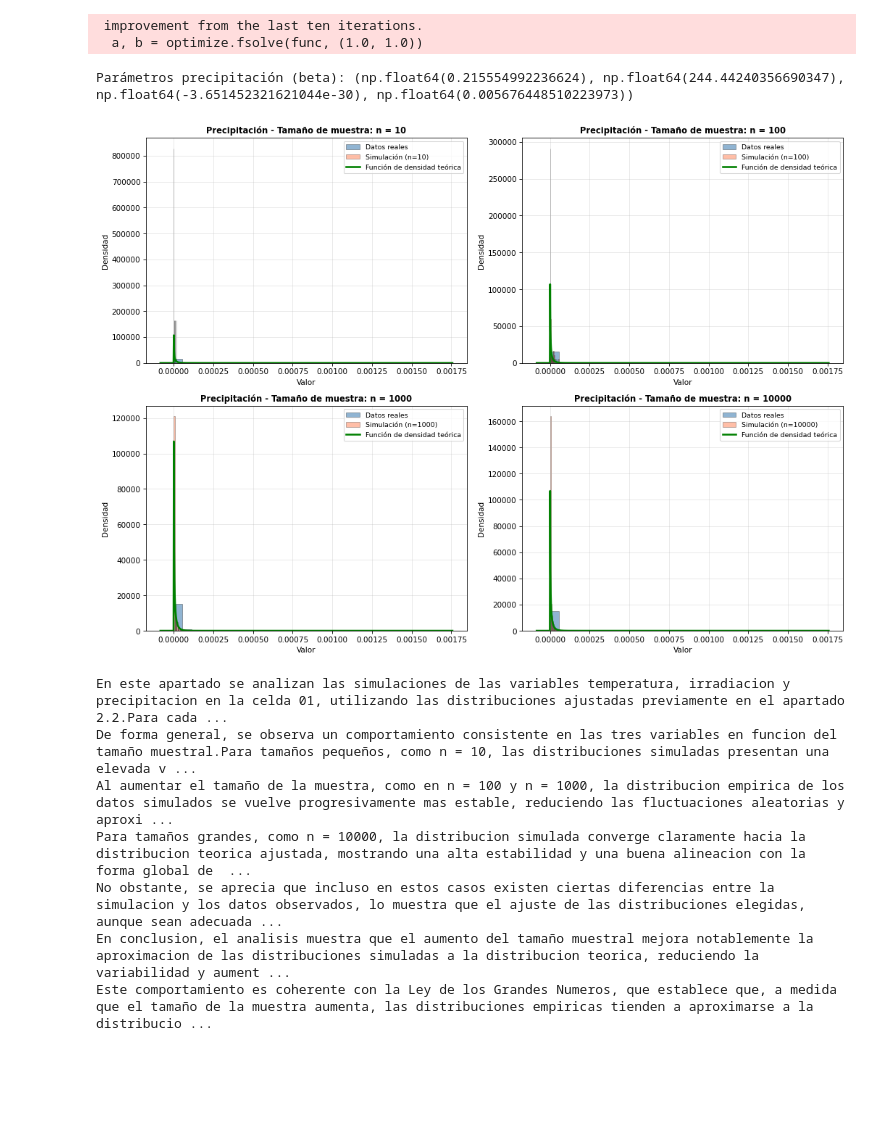
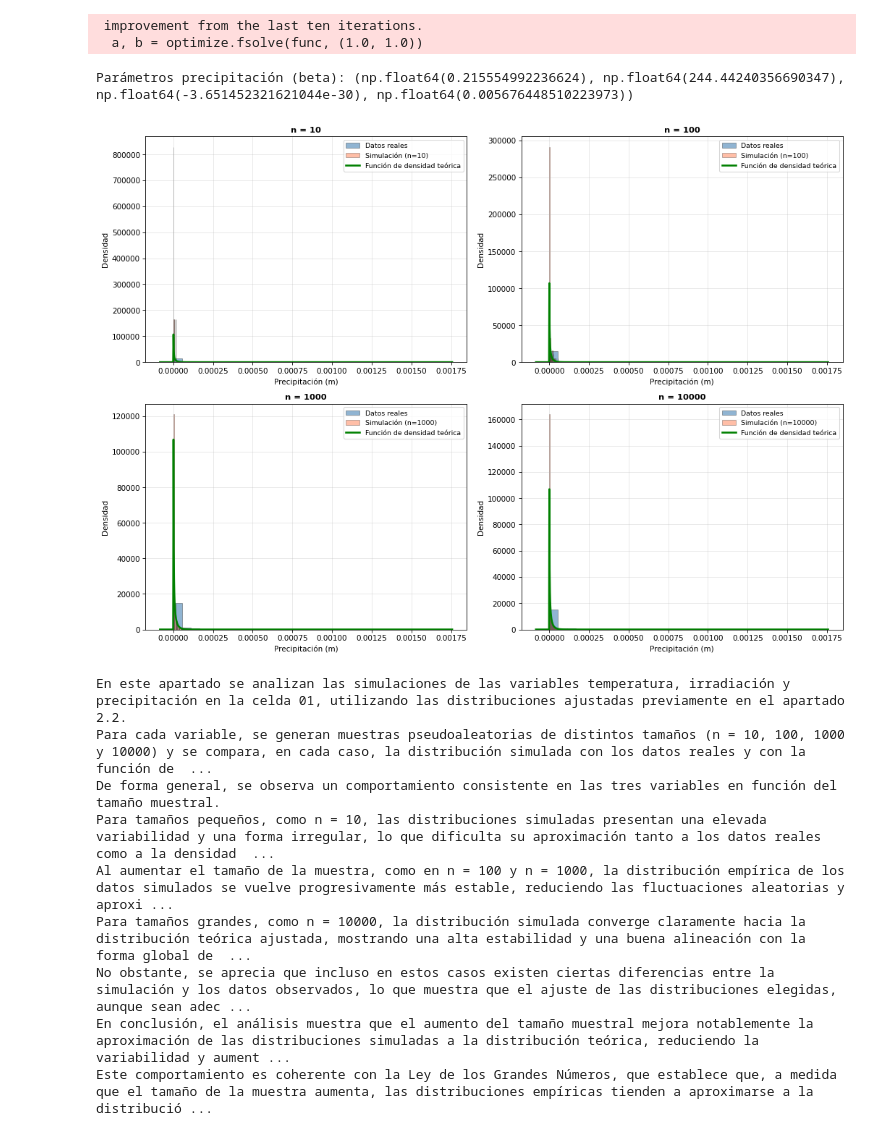
Before and after one commit to aurbanomurillo/t2_inferencia_estadistica, a Jupyter notebook: src/Apartado_4.ipynb, the cells around one changed output. Drawn from its saved outputs; the diff is of its cells as text; code cells hidden in the pictures; blank space fills up the shorter version.

```diff
--- a/src/Apartado_4.ipynb
+++ b/src/Apartado_4.ipynb
@@ -30,11 +38,16 @@ Para cada variable y cada tamaño muestral, representar en una misma gráfica la
 # %%
-# He creado una función para no tener que escribir el código de mostrar la gráfica 4 veces por subapartado
-
-def plot_histogramas(x_real, VA, x1, x2, x3, x4, nombre_variable):
+# Función auxiliar para no repetir el mismo bloque de código en cada variable.
+def plot_histogramas(x_real, VA, x1, x2, x3, x4, nombre_variable, nombre_imagen):
     fig = plt.figure(figsize=(14, 10))
 
     muestras = [x1, x2, x3, x4]
     tamaños = [10, 100, 1000, 10000]
+    unidades = {
+        'Temperatura': 'Temperatura (°C)',
+        'Irradiación': 'Irradiación (J/m²)',
+        'Precipitación': 'Precipitación (m)',
+    }
+    etiqueta_eje = unidades.get(nombre_variable, nombre_variable)
 
     for i in range(4):
         plt.subplot(2, 2, i + 1)
@@ -58,18 +71,17 @@ def plot_histogramas(x_real, VA, x1, x2, x3, x4, nombre_variable):
         plt.plot(xs, VA.pdf(xs), 'g-', linewidth=2.5,
                  label='Función de densidad teórica')
 
-        plt.title(f'{nombre_variable} - Tamaño de muestra: n = {n}',
-                  fontsize=11, fontweight='bold')
-        plt.xlabel('Valor')
+        plt.title(f'n = {n}', fontsize=11, fontweight='bold')
+        plt.xlabel(etiqueta_eje)
         plt.ylabel('Densidad')
         plt.legend(fontsize=9)
         plt.grid(alpha=0.3)
 
     plt.tight_layout()
+    plt.savefig(IMAGES_DIR / f'{nombre_imagen}.png', dpi=300, bbox_inches='tight')
     plt.show()
 
-# He puesto las n's aqui por que se usan en todos los apartados de forma fija
-
+# Se fijan aquí los tamaños muestrales porque se usan en todos los apartados.
 n1 = 10
 n2 = 100
 n3 = 1000
@@ -136,53 +161,63 @@ Parámetros irradiación (triangular): (np.float64(0.9640841834647736), np.float
 # %%
-#Precipitación
+# Precipitación
 
 semilla = 99999
 np.random.seed(semilla)
 
-
 x_real = df_orig_precip["PRECIP_CELDA01"].dropna().values
 
-#Cogemos la Beta del apartado 2.2
+# Tomamos la Beta del apartado 2.2.
 params = stats.beta.fit(x_real)
 
-# crea la v.a. "VA" que sigue una beta
+# Creamos la variable aleatoria "VA" que sigue una beta.
 a = params[0]
 b = params[1]
 loc = params[2]
 scale = params[3]
 VA = stats.beta(a, b, loc=loc, scale=scale)
 
 print("Parámetros precipitación (beta):", params)
 
 x1 = VA.rvs(size=n1)
 x2 = VA.rvs(size=n2)
 x3 = VA.rvs(size=n3)
 x4 = VA.rvs(size=n4)
 
-plot_histogramas(x_real, VA, x1, x2, x3, x4, "Precipitación")
+plot_histogramas(
+    x_real,
+    VA,
+    x1,
+    x2,
+    x3,
+    x4,
+    "Precipitación",
+    "Gráfico 4.3： Distribución de las simulaciones de la precipitación en la celda 01 por tamaños muestrales",
+)
 # %% [output]
  improvement from the last ten iterations.
   a, b = optimize.fsolve(func, (1.0, 1.0))
 Parámetros precipitación (beta): (np.float64(0.215554992236624), np.float64(244.44240356690347), np.float64(-3.651452321621044e-30), np.float64(0.005676448510223973))
-[figure, old version]
+[figure, new version]
 # %%
-print("En este apartado se analizan las simulaciones de las variables temperatura, irradiacion y precipitacion en la celda 01, utilizando las distribuciones ajustadas previamente en el apartado 2.2."
-      "Para cada variable, se han generado muestras pseudoaleatorias de distintos tamaños (n = 10, 100, 1000 y 10000), comparando en cada caso la distribucion simulada con los datos reales y con la funcion de densidad teorica. \n"
-      "De forma general, se observa un comportamiento consistente en las tres variables en funcion del tamaño muestral."
-      "Para tamaños pequeños, como n = 10, las distribuciones simuladas presentan una elevada variabilidad y una forma irregular, lo que dificulta su aproximacion tanto a los datos reales como a la densidad teorica. \n"
-      "Al aumentar el tamaño de la muestra, como en n = 100 y n = 1000, la distribucion empirica de los datos simulados se vuelve progresivamente mas estable, reduciendo las fluctuaciones aleatorias y aproximandose mejor a la forma general de los datos observados. \n"
-      "Para tamaños grandes, como n = 10000, la distribucion simulada converge claramente hacia la distribucion teorica ajustada, mostrando una alta estabilidad y una buena alineacion con la forma global de los datos reales. \n"
-      "No obstante, se aprecia que incluso en estos casos existen ciertas diferencias entre la simulacion y los datos observados, lo que muestra que el ajuste de las distribuciones elegidas, aunque sean adecuadas, no capturan completamente la complejidad de las variables reales. \n"
-      "En conclusion, el analisis muestra que el aumento del tamaño muestral mejora notablemente la aproximacion de las distribuciones simuladas a la distribucion teorica, reduciendo la variabilidad y aumentando la estabilidad de los resultados. \n"
-      "Este comportamiento es coherente con la Ley de los Grandes Numeros, que establece que, a medida que el tamaño de la muestra aumenta, las distribuciones empiricas tienden a aproximarse a la distribución real de la población.")
+print("En este apartado se analizan las simulaciones de las variables temperatura, irradiación y precipitación en la celda 01, utilizando las distribuciones ajustadas previamente en el apartado 2.2.\n"
+      "Para cada variable, se generan muestras pseudoaleatorias de distintos tamaños (n = 10, 100, 1000 y 10000) y se compara, en cada caso, la distribución simulada con los datos reales y con la función de densidad teórica.\n"
+      "De forma general, se observa un comportamiento consistente en las tres variables en función del tamaño muestral.\n"
+      "Para tamaños pequeños, como n = 10, las distribuciones simuladas presentan una elevada variabilidad y una forma irregular, lo que dificulta su aproximación tanto a los datos reales como a la densidad teórica.\n"
+      "Al aumentar el tamaño de la muestra, como en n = 100 y n = 1000, la distribución empírica de los datos simulados se vuelve progresivamente más estable, reduciendo las fluctuaciones aleatorias y aproximándose mejor a la forma general de los datos observados.\n"
+      "Para tamaños grandes, como n = 10000, la distribución simulada converge claramente hacia la distribución teórica ajustada, mostrando una alta estabilidad y una buena alineación con la forma global de los datos reales.\n"
+      "No obstante, se aprecia que incluso en estos casos existen ciertas diferencias entre la simulación y los datos observados, lo que muestra que el ajuste de las distribuciones elegidas, aunque sean adecuadas, no captura completamente la complejidad de las variables reales.\n"
+      "En conclusión, el análisis muestra que el aumento del tamaño muestral mejora notablemente la aproximación de las distribuciones simuladas a la distribución teórica, reduciendo la variabilidad y aumentando la estabilidad de los resultados.\n"
+      "Este comportamiento es coherente con la Ley de los Grandes Números, que establece que, a medida que el tamaño de la muestra aumenta, las distribuciones empíricas tienden a aproximarse a la distribución real de la población.")
 # %% [output]
-En este apartado se analizan las simulaciones de las variables temperatura, irradiacion y precipitacion en la celda 01, utilizando las distribuciones ajustadas previamente en el apartado 2.2.Para cada ...
-De forma general, se observa un comportamiento consistente en las tres variables en funcion del tamaño muestral.Para tamaños pequeños, como n = 10, las distribuciones simuladas presentan una elevada v ...
-Al aumentar el tamaño de la muestra, como en n = 100 y n = 1000, la distribucion empirica de los datos simulados se vuelve progresivamente mas estable, reduciendo las fluctuaciones aleatorias y aproxi ...
-Para tamaños grandes, como n = 10000, la distribucion simulada converge claramente hacia la distribucion teorica ajustada, mostrando una alta estabilidad y una buena alineacion con la forma global de  ...
-No obstante, se aprecia que incluso en estos casos existen ciertas diferencias entre la simulacion y los datos observados, lo muestra que el ajuste de las distribuciones elegidas, aunque sean adecuada ...
-En conclusion, el analisis muestra que el aumento del tamaño muestral mejora notablemente la aproximacion de las distribuciones simuladas a la distribucion teorica, reduciendo la variabilidad y aument ...
-Este comportamiento es coherente con la Ley de los Grandes Numeros, que establece que, a medida que el tamaño de la muestra aumenta, las distribuciones empiricas tienden a aproximarse a la distribucio ...
+En este apartado se analizan las simulaciones de las variables temperatura, irradiación y precipitación en la celda 01, utilizando las distribuciones ajustadas previamente en el apartado 2.2.
+Para cada variable, se generan muestras pseudoaleatorias de distintos tamaños (n = 10, 100, 1000 y 10000) y se compara, en cada caso, la distribución simulada con los datos reales y con la función de  ...
+De forma general, se observa un comportamiento consistente en las tres variables en función del tamaño muestral.
+Para tamaños pequeños, como n = 10, las distribuciones simuladas presentan una elevada variabilidad y una forma irregular, lo que dificulta su aproximación tanto a los datos reales como a la densidad  ...
+Al aumentar el tamaño de la muestra, como en n = 100 y n = 1000, la distribución empírica de los datos simulados se vuelve progresivamente más estable, reduciendo las fluctuaciones aleatorias y aproxi ...
+Para tamaños grandes, como n = 10000, la distribución simulada converge claramente hacia la distribución teórica ajustada, mostrando una alta estabilidad y una buena alineación con la forma global de  ...
+No obstante, se aprecia que incluso en estos casos existen ciertas diferencias entre la simulación y los datos observados, lo que muestra que el ajuste de las distribuciones elegidas, aunque sean adec ...
+En conclusión, el análisis muestra que el aumento del tamaño muestral mejora notablemente la aproximación de las distribuciones simuladas a la distribución teórica, reduciendo la variabilidad y aument ...
+Este comportamiento es coherente con la Ley de los Grandes Números, que establece que, a medida que el tamaño de la muestra aumenta, las distribuciones empíricas tienden a aproximarse a la distribució ...
 # %% [markdown]
 ### Respuesta
 
```
Also changed, not shown: parts of 6 cells of this notebook.
